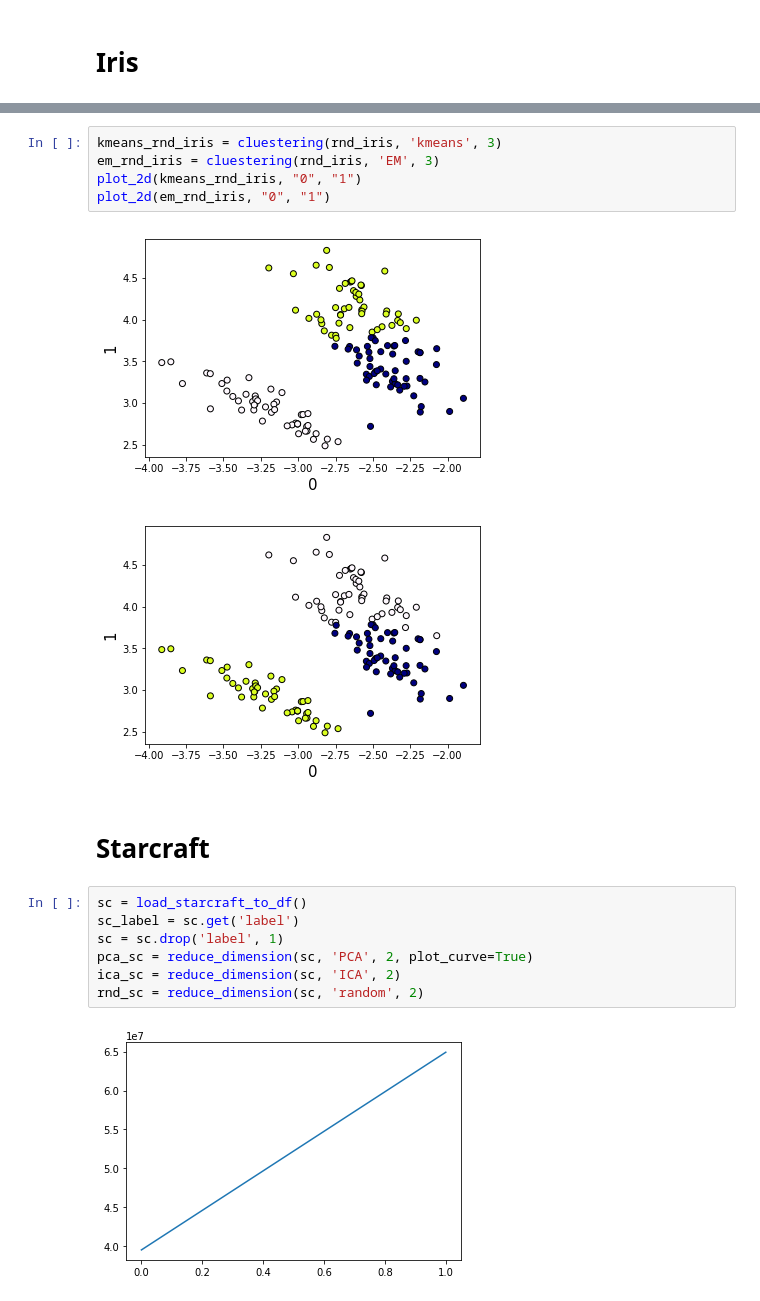
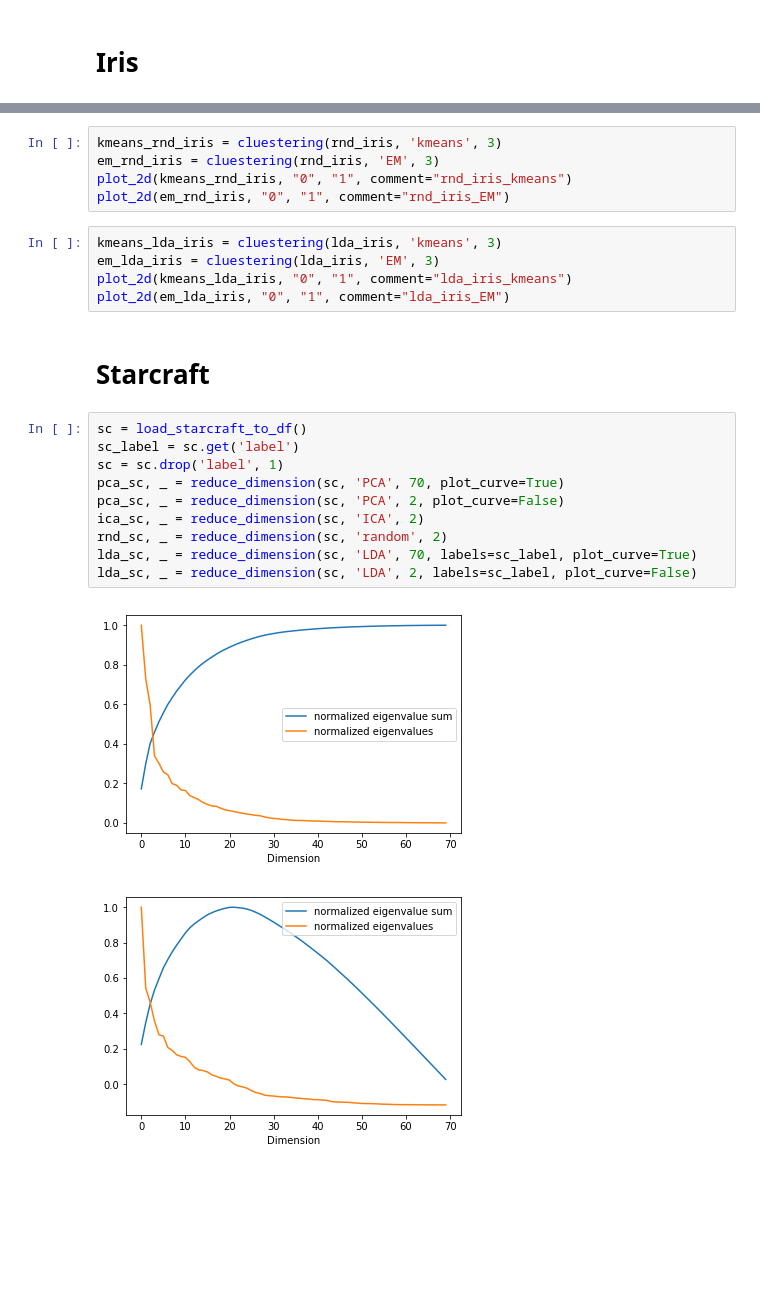
Before and after one commit to anliec/ML_homework_cluestering, a Jupyter notebook: plotter/dimention_reduction.ipynb, the cells around one changed output, grey strips where cells are left out. Drawn from its saved outputs; the diff is of its cells as text; blank space fills up the shorter version.

```diff
--- a/plotter/dimention_reduction.ipynb
+++ b/plotter/dimention_reduction.ipynb
@@ -47,20 +38,26 @@ plot_2d(em_ica_iris, "0", "1")
 # %%
 kmeans_rnd_iris = cluestering(rnd_iris, 'kmeans', 3)
 em_rnd_iris = cluestering(rnd_iris, 'EM', 3)
-plot_2d(kmeans_rnd_iris, "0", "1")
-plot_2d(em_rnd_iris, "0", "1")
+plot_2d(kmeans_rnd_iris, "0", "1", comment="rnd_iris_kmeans")
+plot_2d(em_rnd_iris, "0", "1", comment="rnd_iris_EM")
-# %% [output]
-[figure, removed]
-[figure, removed]
+# %%
+kmeans_lda_iris = cluestering(lda_iris, 'kmeans', 3)
+em_lda_iris = cluestering(lda_iris, 'EM', 3)
+plot_2d(kmeans_lda_iris, "0", "1", comment="lda_iris_kmeans")
+plot_2d(em_lda_iris, "0", "1", comment="lda_iris_EM")
 # %% [markdown]
 # Starcraft
 # %%
 sc = load_starcraft_to_df()
 sc_label = sc.get('label')
 sc = sc.drop('label', 1)
-pca_sc = reduce_dimension(sc, 'PCA', 2, plot_curve=True)
-ica_sc = reduce_dimension(sc, 'ICA', 2)
-rnd_sc = reduce_dimension(sc, 'random', 2)
+pca_sc, _ = reduce_dimension(sc, 'PCA', 70, plot_curve=True)
+pca_sc, _ = reduce_dimension(sc, 'PCA', 2, plot_curve=False)
+ica_sc, _ = reduce_dimension(sc, 'ICA', 2)
+rnd_sc, _ = reduce_dimension(sc, 'random', 2)
+lda_sc, _ = reduce_dimension(sc, 'LDA', 70, labels=sc_label, plot_curve=True)
+lda_sc, _ = reduce_dimension(sc, 'LDA', 2, labels=sc_label, plot_curve=False)
 # %% [output]
-[figure, old version]
+[figure, new version]
+[figure, added]
 # %%
```
Also changed, not shown: parts of 14 cells of this notebook, 10 other files.
